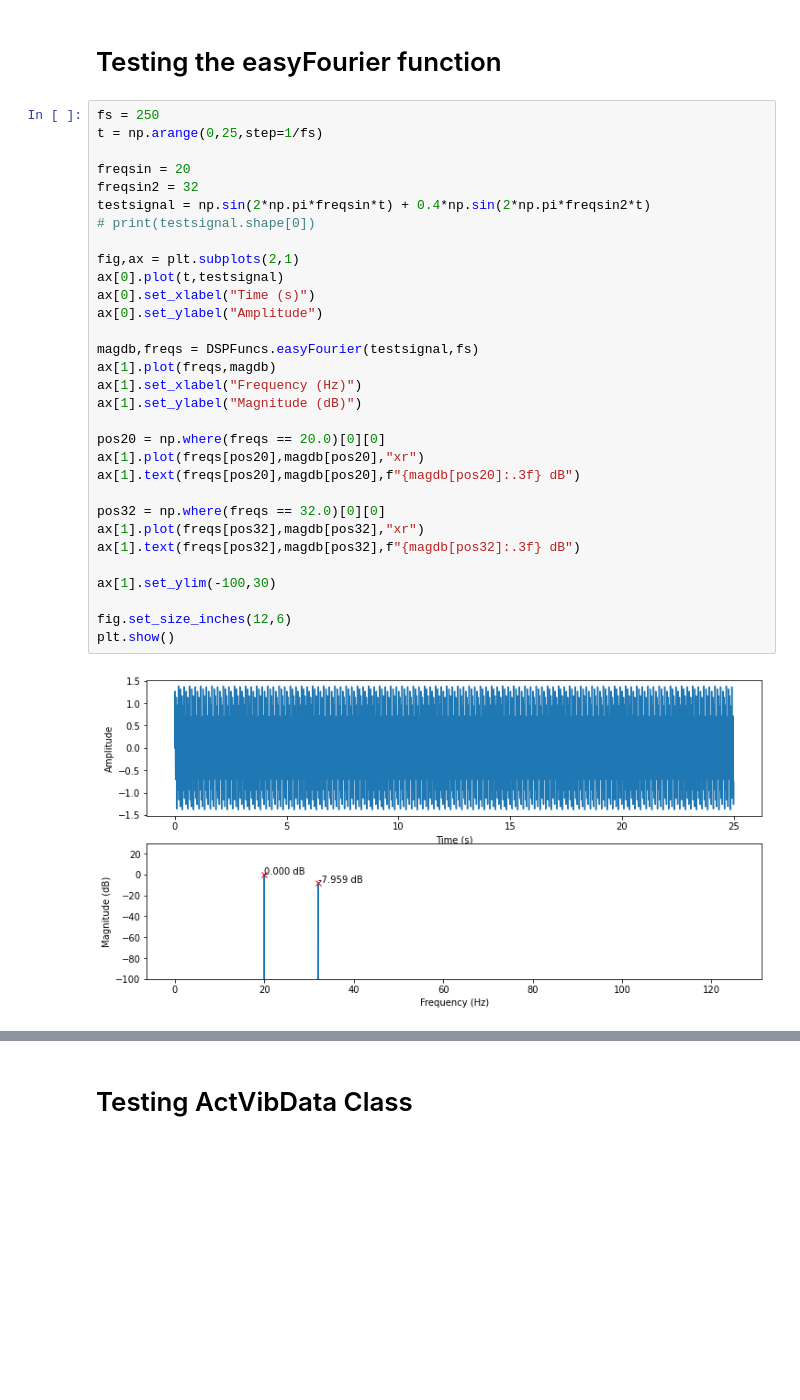
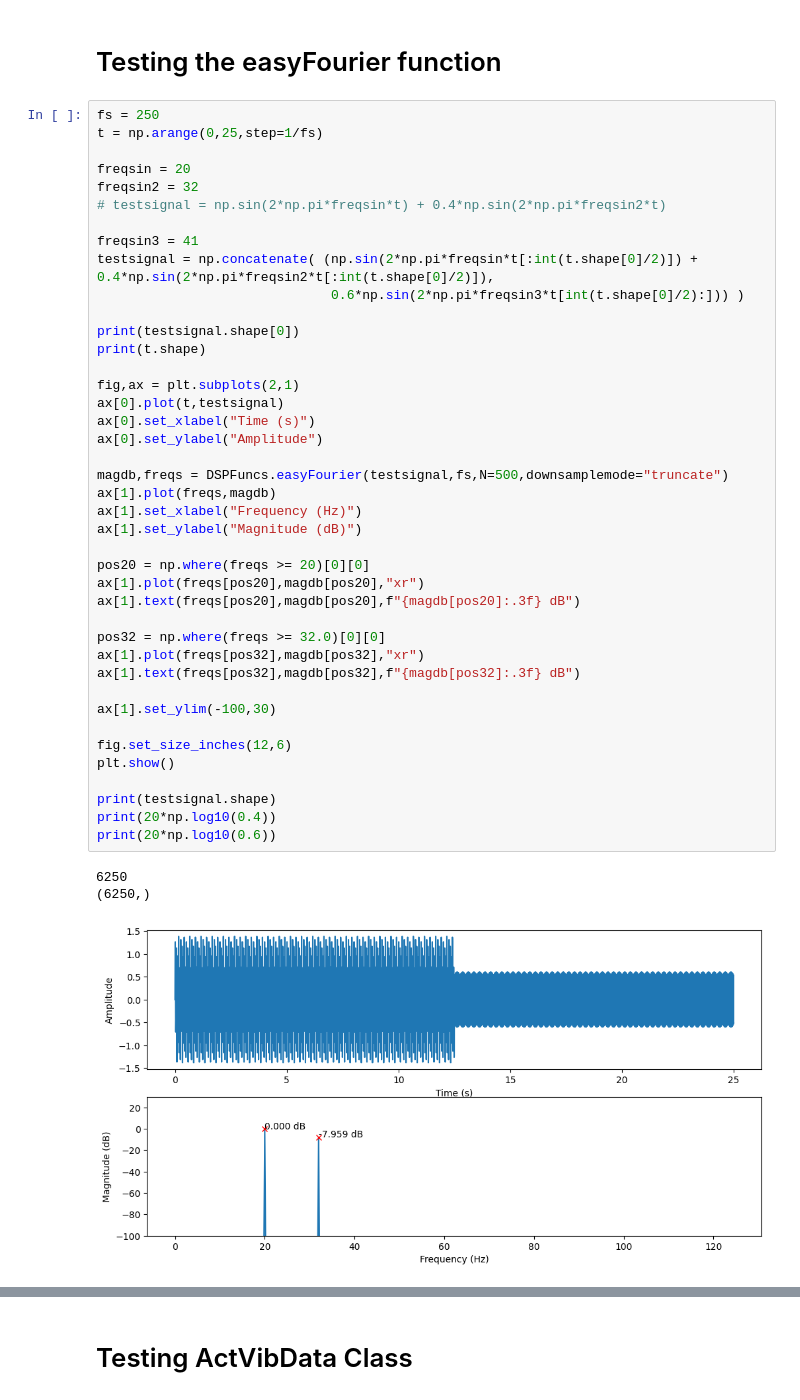
Before and after one commit to eduardobatista/ActVibModules, a Jupyter notebook: Examples.ipynb, the cells around one changed output, grey strips where cells are left out. Saved outputs shown, nothing was run; the diff lists cells and outputs as text; blank space fills up the shorter version.

```diff
--- a/Examples.ipynb
+++ b/Examples.ipynb
@@ -187,33 +187,45 @@ plt.show()
 # %%
 fs = 250
 t = np.arange(0,25,step=1/fs)
 
 freqsin = 20
 freqsin2 = 32
-testsignal = np.sin(2*np.pi*freqsin*t) + 0.4*np.sin(2*np.pi*freqsin2*t)
-# print(testsignal.shape[0])
+# testsignal = np.sin(2*np.pi*freqsin*t) + 0.4*np.sin(2*np.pi*freqsin2*t)
+
+freqsin3 = 41
+testsignal = np.concatenate( (np.sin(2*np.pi*freqsin*t[:int(t.shape[0]/2)]) + 0.4*np.sin(2*np.pi*freqsin2*t[:int(t.shape[0]/2)]),
+                              0.6*np.sin(2*np.pi*freqsin3*t[int(t.shape[0]/2):])) )
+
+print(testsignal.shape[0])
+print(t.shape)
 
 fig,ax = plt.subplots(2,1)
 ax[0].plot(t,testsignal)
 ax[0].set_xlabel("Time (s)")
 ax[0].set_ylabel("Amplitude")
 
-magdb,freqs = DSPFuncs.easyFourier(testsignal,fs)
+magdb,freqs = DSPFuncs.easyFourier(testsignal,fs,N=500,downsamplemode="truncate")
 ax[1].plot(freqs,magdb)
 ax[1].set_xlabel("Frequency (Hz)")
 ax[1].set_ylabel("Magnitude (dB)")
 
-pos20 = np.where(freqs == 20.0)[0][0]
+pos20 = np.where(freqs >= 20)[0][0]
 ax[1].plot(freqs[pos20],magdb[pos20],"xr")
 ax[1].text(freqs[pos20],magdb[pos20],f"{magdb[pos20]:.3f} dB")
 
-pos32 = np.where(freqs == 32.0)[0][0]
+pos32 = np.where(freqs >= 32.0)[0][0]
 ax[1].plot(freqs[pos32],magdb[pos32],"xr")
 ax[1].text(freqs[pos32],magdb[pos32],f"{magdb[pos32]:.3f} dB")
 
 ax[1].set_ylim(-100,30)
 
 fig.set_size_inches(12,6)
 plt.show()
+
+print(testsignal.shape)
+print(20*np.log10(0.4))
+print(20*np.log10(0.6))
 # %% [output]
+6250
+(6250,)
-[figure, old version]
+[figure, new version]
```
Also changed, not shown: parts of 2 cells of this notebook, 1 other file.
